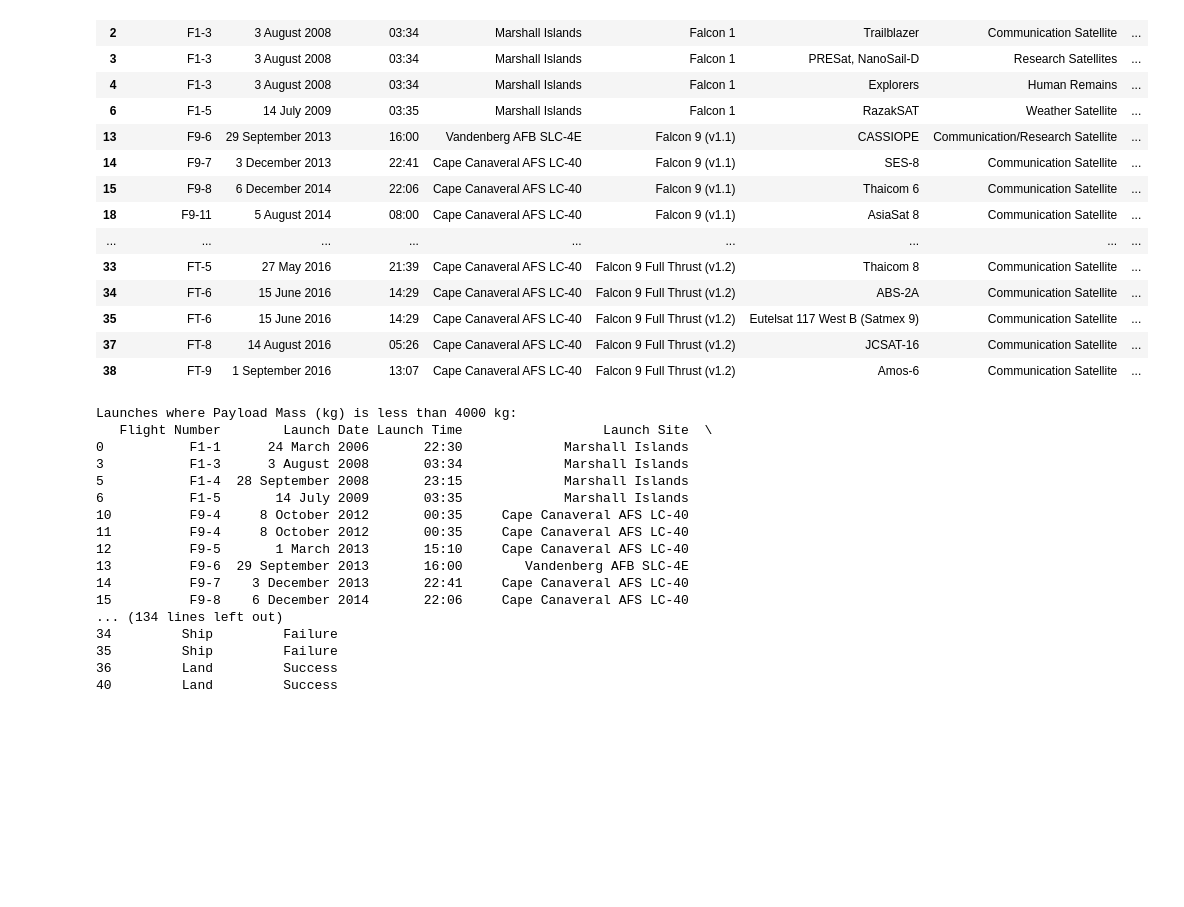
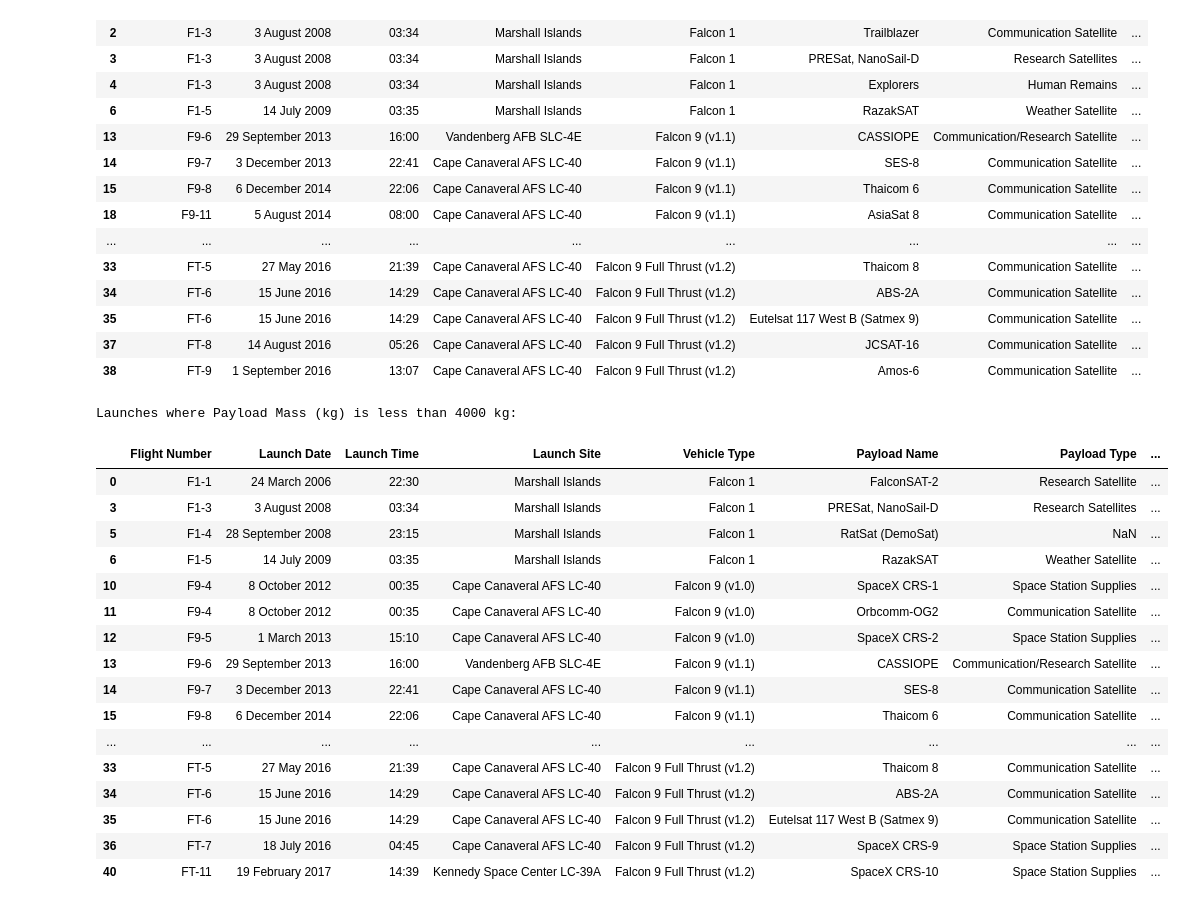
Before and after one commit to riiich/Python-Aerospace-related-topics-projects, a Jupyter notebook: Pandas/Pandas.ipynb, the cells around one changed output. Cells and saved outputs as stored; diff of their text form; code cells hidden in the pictures; blank space fills up the shorter version.

```diff
--- a/Pandas/Pandas.ipynb
+++ b/Pandas/Pandas.ipynb
@@ -448,24 +448,24 @@ launches_by_country.head()
 | 37 | FT-8 | 14 August 2016 | 05:26 | Cape Canaveral AFS LC-40 | Falcon 9 Full Thrust (v1.2) | JCSAT-16 | Communication Satellite | ... |
 | 38 | FT-9 | 1 September 2016 | 13:07 | Cape Canaveral AFS LC-40 | Falcon 9 Full Thrust (v1.2) | Amos-6 | Communication Satellite | ... |
 # %%
-under_4000 = launches_dataset[launches_dataset["Payload Mass (kg)"] < 4000]
 print("Launches where Payload Mass (kg) is less than 4000 kg: ")
-print(under_4000)
+launches_dataset[launches_dataset["Payload Mass (kg)"] < 4000]
 # %% [output]
 Launches where Payload Mass (kg) is less than 4000 kg:
-   Flight Number        Launch Date Launch Time                  Launch Site  \
-0           F1-1      24 March 2006       22:30             Marshall Islands
-3           F1-3      3 August 2008       03:34             Marshall Islands
-5           F1-4  28 September 2008       23:15             Marshall Islands
-6           F1-5       14 July 2009       03:35             Marshall Islands
-10          F9-4     8 October 2012       00:35     Cape Canaveral AFS LC-40
-11          F9-4     8 October 2012       00:35     Cape Canaveral AFS LC-40
-12          F9-5       1 March 2013       15:10     Cape Canaveral AFS LC-40
-13          F9-6  29 September 2013       16:00        Vandenberg AFB SLC-4E
-14          F9-7    3 December 2013       22:41     Cape Canaveral AFS LC-40
-15          F9-8    6 December 2014       22:06     Cape Canaveral AFS LC-40
-... (134 lines left out)
-34         Ship         Failure
-35         Ship         Failure
-36         Land         Success
-40         Land         Success
+|  | Flight Number | Launch Date | Launch Time | Launch Site | Vehicle Type | Payload Name | Payload Type | ... |
+| 0 | F1-1 | 24 March 2006 | 22:30 | Marshall Islands | Falcon 1 | FalconSAT-2 | Research Satellite | ... |
+| 3 | F1-3 | 3 August 2008 | 03:34 | Marshall Islands | Falcon 1 | PRESat, NanoSail-D | Research Satellites | ... |
+| 5 | F1-4 | 28 September 2008 | 23:15 | Marshall Islands | Falcon 1 | RatSat (DemoSat) | NaN | ... |
+| 6 | F1-5 | 14 July 2009 | 03:35 | Marshall Islands | Falcon 1 | RazakSAT | Weather Satellite | ... |
+| 10 | F9-4 | 8 October 2012 | 00:35 | Cape Canaveral AFS LC-40 | Falcon 9 (v1.0) | SpaceX CRS-1 | Space Station Supplies | ... |
+| 11 | F9-4 | 8 October 2012 | 00:35 | Cape Canaveral AFS LC-40 | Falcon 9 (v1.0) | Orbcomm-OG2 | Communication Satellite | ... |
+| 12 | F9-5 | 1 March 2013 | 15:10 | Cape Canaveral AFS LC-40 | Falcon 9 (v1.0) | SpaceX CRS-2 | Space Station Supplies | ... |
+| 13 | F9-6 | 29 September 2013 | 16:00 | Vandenberg AFB SLC-4E | Falcon 9 (v1.1) | CASSIOPE | Communication/Research Satellite | ... |
+| 14 | F9-7 | 3 December 2013 | 22:41 | Cape Canaveral AFS LC-40 | Falcon 9 (v1.1) | SES-8 | Communication Satellite | ... |
+| 15 | F9-8 | 6 December 2014 | 22:06 | Cape Canaveral AFS LC-40 | Falcon 9 (v1.1) | Thaicom 6 | Communication Satellite | ... |
+| ... | ... | ... | ... | ... | ... | ... | ... | ... |
+| 33 | FT-5 | 27 May 2016 | 21:39 | Cape Canaveral AFS LC-40 | Falcon 9 Full Thrust (v1.2) | Thaicom 8 | Communication Satellite | ... |
+| 34 | FT-6 | 15 June 2016 | 14:29 | Cape Canaveral AFS LC-40 | Falcon 9 Full Thrust (v1.2) | ABS-2A | Communication Satellite | ... |
+| 35 | FT-6 | 15 June 2016 | 14:29 | Cape Canaveral AFS LC-40 | Falcon 9 Full Thrust (v1.2) | Eutelsat 117 West B (Satmex 9) | Communication Satellite | ... |
+| 36 | FT-7 | 18 July 2016 | 04:45 | Cape Canaveral AFS LC-40 | Falcon 9 Full Thrust (v1.2) | SpaceX CRS-9 | Space Station Supplies | ... |
+| 40 | FT-11 | 19 February 2017 | 14:39 | Kennedy Space Center LC-39A | Falcon 9 Full Thrust (v1.2) | SpaceX CRS-10 | Space Station Supplies | ... |
```
Also changed, not shown: parts of 1 cell of this notebook, 2 other files.
